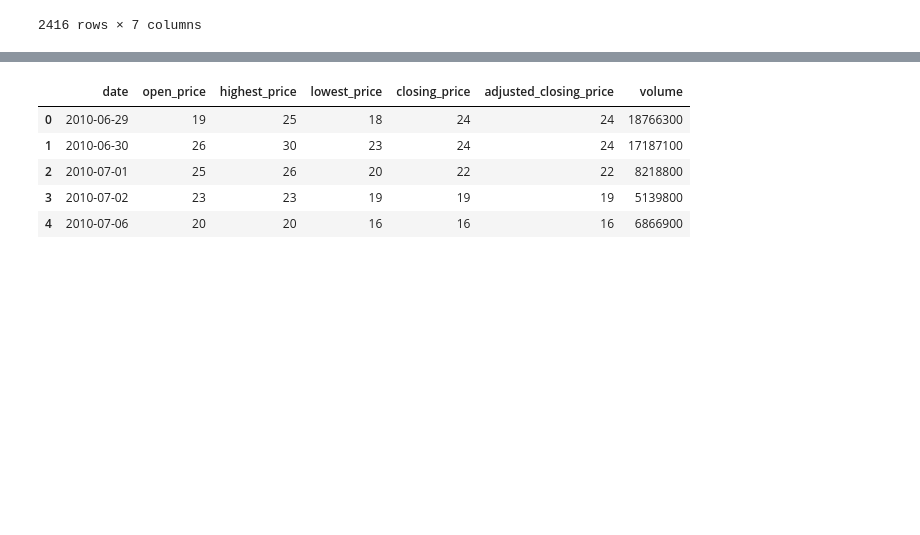
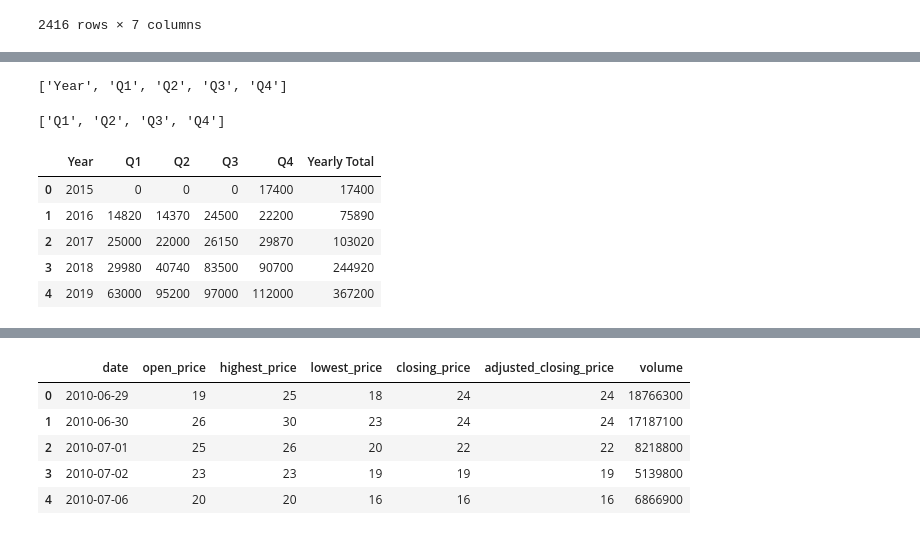
Before and after one commit to eddiexunyc/Final_Project_Group4, a Jupyter notebook: ETL.ipynb, the cells around one changed output, grey strips where cells are left out. Saved outputs shown, nothing was run; the diff lists cells and outputs as text; code cells hidden in the pictures; blank space fills up the shorter version.

```diff
--- a/ETL.ipynb
+++ b/ETL.ipynb
@@ -140,3 +148,8 @@ tesladf.style.format({"open_price": "${0:,.2f}",
 #'${0:,.2f}'))
 # %% [output]
 [interactive output not drawn]
+# %%
+# Read the Tesla_car_sales.csv for Tesla Quarterly Sale
+csv_path = "static/data/Tesla_car_sales.csv"
+tesla_quarterly_sale_df = pd.read_csv(csv_path)
+tesla_quarterly_sale_df
@@ -142,0 +163,20 @@ tesladf.style.format({"open_price": "${0:,.2f}",
+# %%
+tesla_column = list(tesla_quarterly_sale_df)
+print(tesla_column)
+# %% [output]
+['Year', 'Q1', 'Q2', 'Q3', 'Q4']
+# %%
+tesla_column.remove('Year')
+print(tesla_column)
+# %% [output]
+['Q1', 'Q2', 'Q3', 'Q4']
+# %%
+tesla_quarterly_sale_df["Yearly Total"] = tesla_quarterly_sale_df[tesla_column].sum(axis=1)
+tesla_quarterly_sale_df
+# %% [output]
+|  | Year | Q1 | Q2 | Q3 | Q4 | Yearly Total |
+| 0 | 2015 | 0 | 0 | 0 | 17400 | 17400 |
+| 1 | 2016 | 14820 | 14370 | 24500 | 22200 | 75890 |
+| 2 | 2017 | 25000 | 22000 | 26150 | 29870 | 103020 |
+| 3 | 2018 | 29980 | 40740 | 83500 | 90700 | 244920 |
+| 4 | 2019 | 63000 | 95200 | 97000 | 112000 | 367200 |
```
Also changed, not shown: parts of 8 cells of this notebook.
